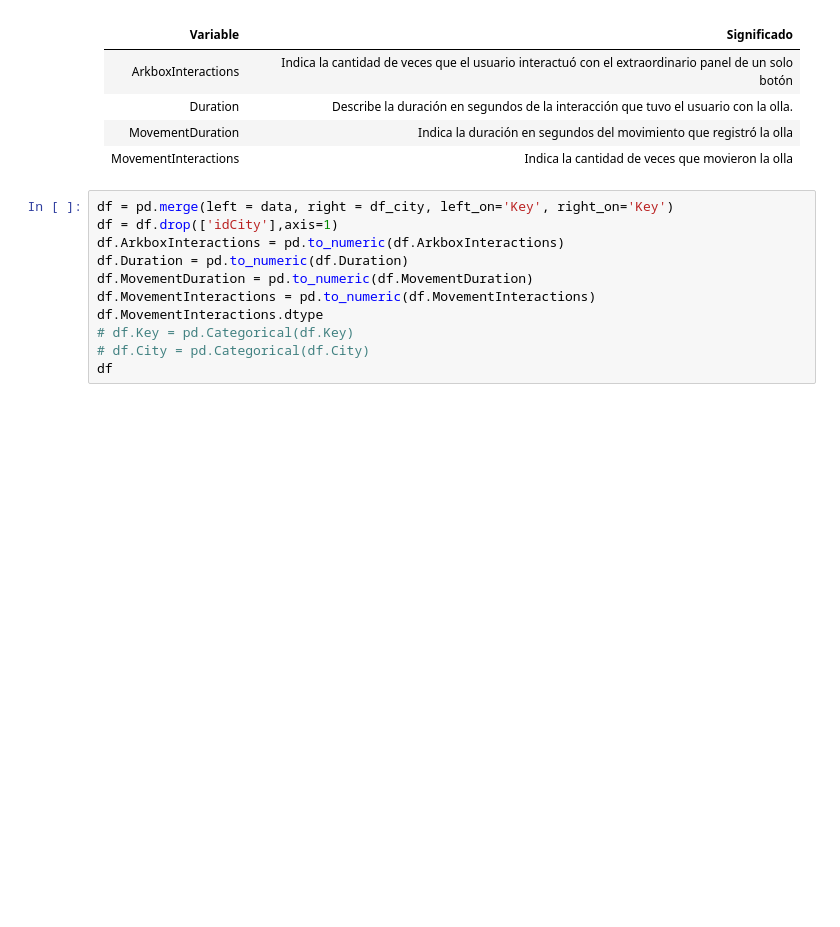
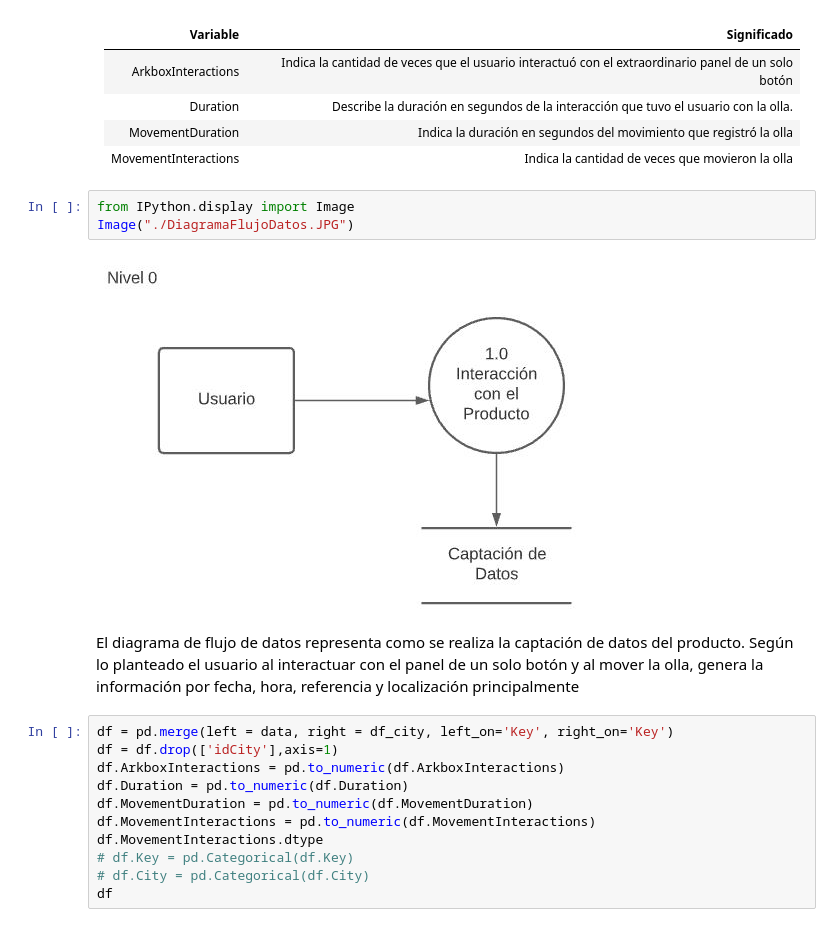
Before and after one commit to AngieEslava/pruebaTekus, a Jupyter notebook: pruebaTekus.ipynb, the cells around one changed output. Saved outputs shown, nothing was run; the diff lists cells and outputs as text; blank space fills up the shorter version.

Commit message:
diagrama

```diff
--- a/pruebaTekus.ipynb
+++ b/pruebaTekus.ipynb
@@ -131,6 +131,13 @@ Para el análisis exploratorio de datos es importante tener muy en cuenta las va
 |Duration|Describe la duración en segundos de la interacción que tuvo el usuario con la olla.|
 |MovementDuration|Indica la duración en segundos del movimiento que registró la olla|
 |MovementInteractions|Indica la cantidad de veces que movieron la olla|
+# %%
+from IPython.display import Image
+Image("./DiagramaFlujoDatos.JPG")
+# %% [output]
+[figure, added]
+# %% [markdown]
+El diagrama de flujo de datos representa como se realiza la captación de datos del producto. Según lo planteado el usuario al interactuar con el panel de un solo botón y al mover la olla, genera la información por fecha, hora, referencia y localización principalmente
 # %%
 df = pd.merge(left = data, right = df_city, left_on='Key', right_on='Key')
 df = df.drop(['idCity'],axis=1)
```
Also changed, not shown: 1 other file.
